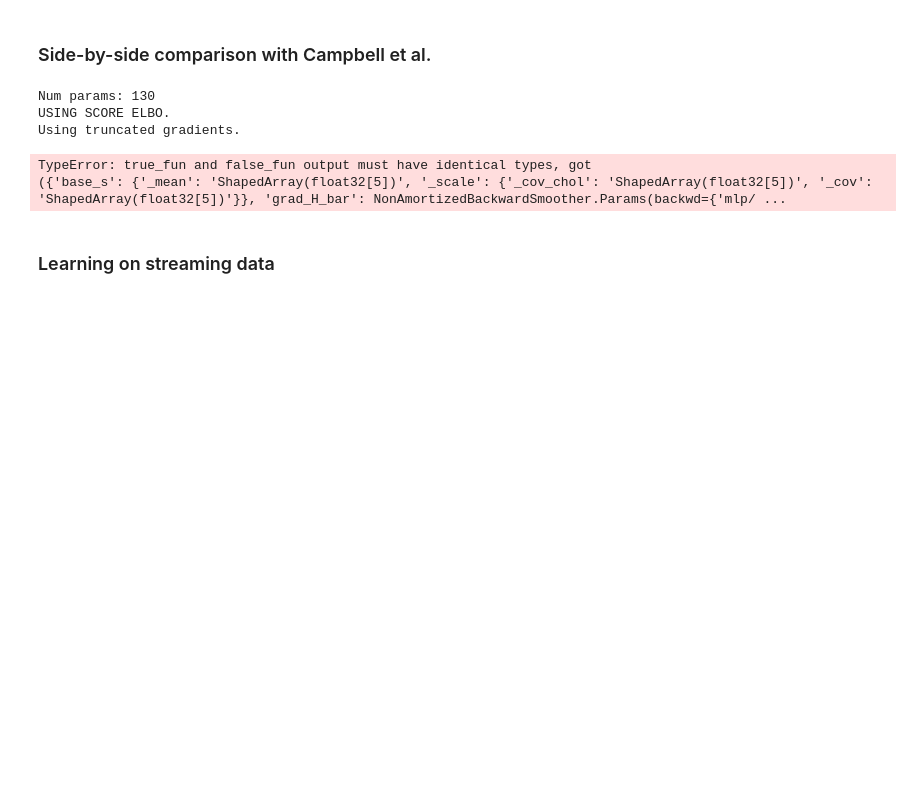
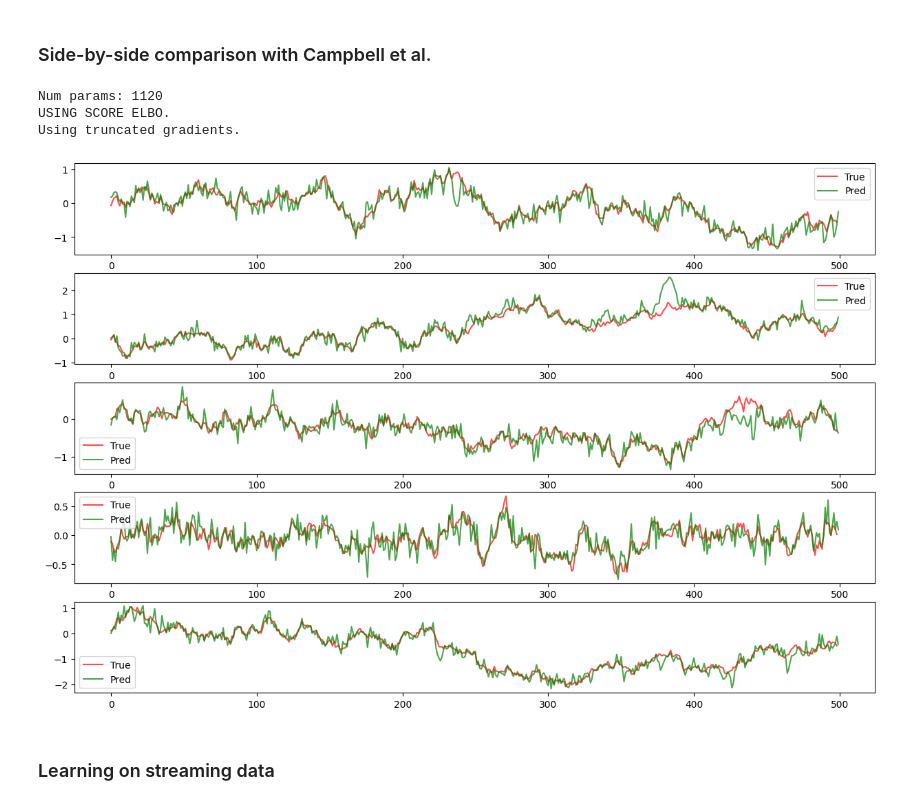
Before and after one commit to mchagneux/backward_ica, a Jupyter notebook: paper_experiments.ipynb, the cells around one changed output. Saved outputs shown, nothing was run; the diff lists cells and outputs as text; code cells hidden in the pictures; blank space fills up the shorter version.

```diff
--- a/paper_experiments.ipynb
+++ b/paper_experiments.ipynb
@@ -202,15 +185,17 @@ plot_x_true_against_x_pred(x_smoothed_kalman, x_smoothed_variational)
 ### Setting up model and data
 # %%
 p_args = argparse.Namespace()
+key = jax.random.PRNGKey(0)
 
 p_args.state_dim, p_args.obs_dim = 5,5
 p_args.model = 'chaotic_rnn'
-p_args.seq_length = 500
-p_args.loaded_seq = True
+p_args.seq_length = 5_00
+p_args.loaded_seq = False
 p_args.load_from = 'data/crnn/2022-10-18_15-28-00_Train_run'
 p_args.range_transition_map_params = [0.8,1] # range of the components of the transition matrix
 p_args.transition_matrix_conditionning = 'init_scale_by_dim' # constraint
-p_args.default_transition_matrix = os.path.join(p_args.load_from, 'W.npy')
+p_args.default_transition_matrix = os.path.join(p_args.load_from,
+                                                 'W.npy')
 
 p_args.gamma = 2.5 # gamma for the chaotic rnn
 p_args.tau = 0.025 # tau for the chaotic rnn
@@ -224,14 +209,9 @@ p_args.transition_bias = False
 p_args.emission_bias = False
 p_args.num_seqs = 1 #
 
-p_args.default_prior_mean = 0.0 # default value for the mean of Gaussian prior
-p_args.default_prior_base_scale = 0.1 # default value for the diagonal components of the covariance matrix of the prior
-p_args.default_transition_base_scale = 0.1 # default value for the diagonal components of the covariance matrix of the transition kernel
-p_args.default_transition_bias = 0.0
-p_args.default_emission_base_scale = 0.1
+p_args = set_defaults(p_args)
 p_args.num_particles, p_args.num_smooth_particles = None, None
 
-key = jax.random.PRNGKey(0)
 key, key_params, key_sequences = jax.random.split(key, 3)
 p, theta = get_generative_model(p_args, key_params)
 xs, ys = p.sample_multiple_sequences(key_sequences,
@@ -247,7 +227,7 @@ xs, ys = p.sample_multiple_sequences(key_sequences,
 q_args = argparse.Namespace()
 q_args.state_dim, q_args.obs_dim = p_args.state_dim, p_args.obs_dim
 q_args.model = 'nonamortized'
-q_args.backwd_layers = (10,)
+q_args.backwd_layers = (100,)
 
 q_args = set_defaults(q_args)
 
@@ -258,34 +238,68 @@ for elbo_mode in ['score,truncated,paris,bptt_depth_2']:
                         theta_star=theta,
                         q=q,
                         optimizer='adam',
-                        learning_rate=1e-4,
+                        learning_rate=1e-2,
                         optim_options='cst', # learning rate schedule
                         num_epochs=1, # number of full sweeps through the sequence
                         seq_length=p_args.seq_length,
                         num_samples=2, # number of monte carlo samples (or trajectories in the offline case)
                         frozen_params='', # which parameters to hold fixed
                         num_seqs=p_args.num_seqs,
-                        training_mode='streaming,10',
-                        elbo_mode=elbo_mode,
-                        logging_type='basic_logging')
+                        training_mode='streaming,100', # 10 gradient steps per timestep should be enough to have stabilized q_t at each t
+                        elbo_mode=elbo_mode)
 
     key_init_params, key_montecarlo = jax.random.split(key, 2)
-    fitted_variational_params, elbos, aux_results = trainer.fit(key_init_params,
+    fitted_variational_params, elbos, aux_results, all_params = trainer.fit(key_init_params,
                                     key_montecarlo,
                                     data=(xs, ys),
-                                    log_writer=None,
-                                    args=q_args,
-                                    log_writer_monitor=None)
+                                    args=q_args)
 
-    elbo_for_all_epochs = elbos.flatten()
-    plt.plot(elbo_for_all_epochs, label=elbo_mode)
-plt.legend()
+
+    all_params = tree_get_idx(0, all_params)
+
+    # elbo_for_all_epochs = elbos.flatten()
+    # plt.plot(elbo_for_all_epochs, label=elbo_mode)
+# plt.legend()
 # %% [output]
-Num params: 130
+Num params: 1120
 USING SCORE ELBO.
 Using truncated gradients.
-TypeError: true_fun and false_fun output must have identical types, got
-({'base_s': {'_mean': 'ShapedArray(float32[5])', '_scale': {'_cov_chol': 'ShapedArray(float32[5])', '_cov': 'ShapedArray(float32[5])'}}, 'grad_H_bar': NonAmortizedBackwardSmoother.Params(backwd={'mlp/ ...
+# %%
+num_samples = 10_000
+
+
+# def x_tm1_t(carry, x):
+#     key, filt_params_tm1, filt_params_t, backwd_params_net_t = x
+#     key, subkey = jax.random.split(key, 2)
+
+
+#     filt_params_tm1 = q.filt_dist.format_params(filt_params_tm1)
+#     filt_params_t = q.filt_dist.format_params(filt_params_t)
+
+#     x_t = jax.vmap(q.filt_dist.sample, in_axes=(0, None))(jax.random.split(key, num_samples),
+#                                                           filt_params_t)
+
+#     backwd_params_t = (backwd_params_net_t, (filt_params_tm1, filt_params_t))
+
+#     x_tm1 = jax.vmap(q.backwd_kernel.sample, in_axes=(0,0, None))(jax.random.split(subkey,
+#                                                                                    num_samples),
+#                                                                     x_t, backwd_params_t)
+
+#     return None, jnp.mean(x_tm1, axis=0)
+
+
+
+# _, x_smoothed_tm1 = jax.lax.scan(x_tm1_t,
+#                               init=None,
+#                               xs=(jax.random.split(key, p_args.seq_length-1),
+#                                    tree_droplast(all_params.filt),
+#                                    tree_dropfirst(all_params.filt),
+#                                    tree_dropfirst(all_params.backwd)))
+
+x_true = xs[0][:-1]
+x_filt = plot_x_true_against_x_pred(x_true, all_params.filt.mean)#, y = all_params.filt.mean)
+# %% [output]
+[figure, added]
 # %% [markdown]
 ### Learning on streaming data
 # %%
```
Also changed, not shown: parts of 11 cells of this notebook, 7 other files.
